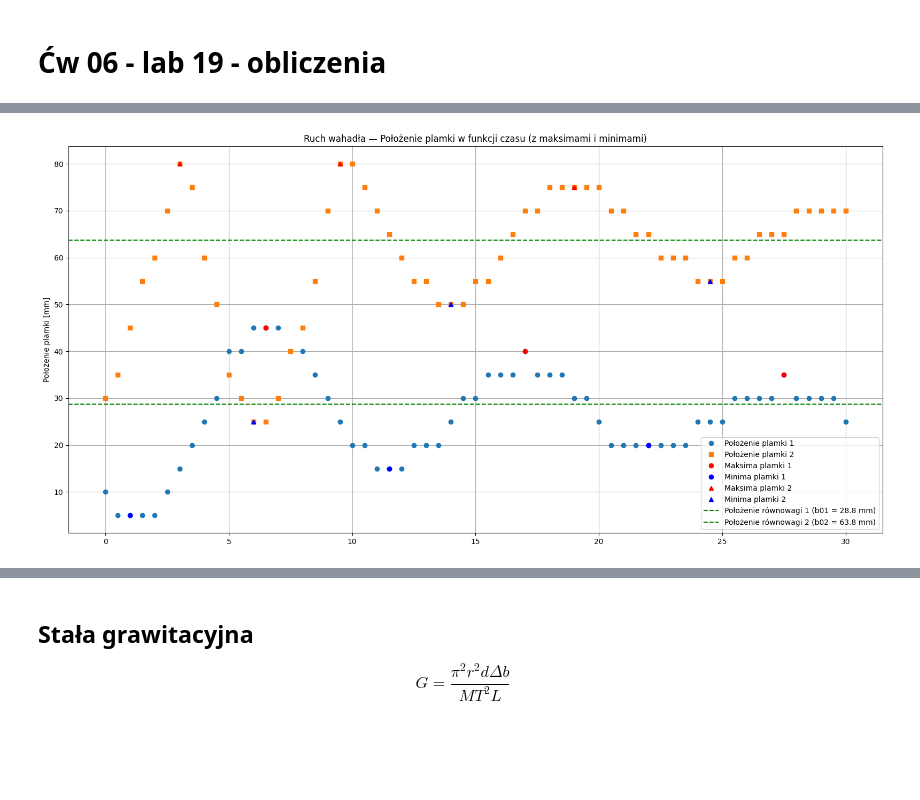
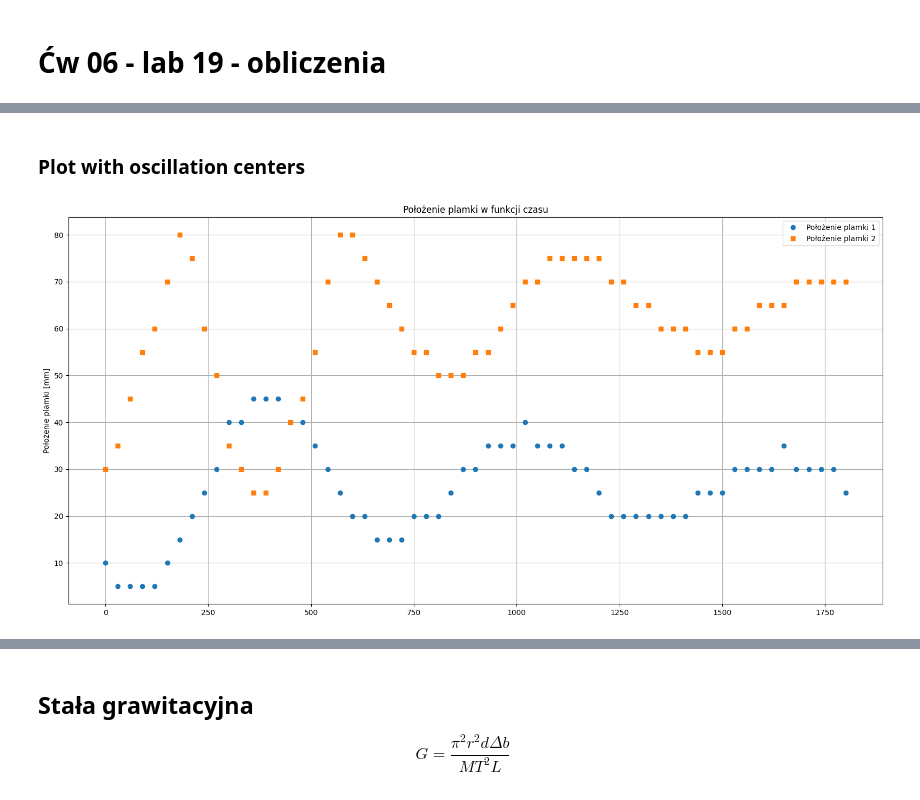
Before and after one commit to piotrdurniat/physics-lab-1, a Jupyter notebook: 06-lab-19/06-lab-19-obliczenia.ipynb, the cells around one changed output, grey strips where cells are left out. Saved outputs shown, nothing was run; the diff lists cells and outputs as text; code cells hidden in the pictures; blank space fills up the shorter version.

Commit message:
Update charts and calculations of the values

```diff
--- a/06-lab-19/06-lab-19-obliczenia.ipynb
+++ b/06-lab-19/06-lab-19-obliczenia.ipynb
@@ -161,62 +68,29 @@ print(Delta_b)
+# %% [markdown]
+### Plot with oscillation centers
 # %%
-import matplotlib.pyplot as plt
+plt.figure(figsize=(16, 8))
+plt.plot(df["Czas [s]"], df["Położenie plamki 1"], "o", label="Położenie plamki 1")
+plt.plot(df["Czas [s]"], df["Położenie plamki 2"], "s", label="Położenie plamki 2")
 
+# plt.axhline(
+#     y=b01,
+#     color="g",
+#     linestyle="--",
+#     label=f"Położenie równowagi 1 (b01 = {b01:.1f} mm)",
+# )
+# plt.axhline(
+#     y=b02,
+#     color="g",
+#     linestyle="--",
+#     label=f"Położenie równowagi 2 (b02 = {b02:.1f} mm)",
+# )
 
-# Rysowanie wykresu
-plt.figure(figsize=(16, 8))
-plt.plot(df["Czas [min]"], df["Położenie plamki 1"], "o", label="Położenie plamki 1")
-plt.plot(df["Czas [min]"], df["Położenie plamki 2"], "s", label="Położenie plamki 2")
-
-# Dodanie maksimów i minimów na wykresie (plamka 1)
-plt.plot(
-    df["Czas [min]"].iloc[peaks_1],
-    df["Położenie plamki 1"].iloc[peaks_1],
-    "ro",
-    label="Maksima plamki 1",
-)
-plt.plot(
-    df["Czas [min]"].iloc[troughs_1],
-    df["Położenie plamki 1"].iloc[troughs_1],
-    "bo",
-    label="Minima plamki 1",
-)
-
-# Dodanie maksimów i minimów na wykresie (plamka 2)
-plt.plot(
-    df["Czas [min]"].iloc[peaks_2],
-    df["Położenie plamki 2"].iloc[peaks_2],
-    "r^",
-    label="Maksima plamki 2",
-)
-plt.plot(
-    df["Czas [min]"].iloc[troughs_2],
-    df["Położenie plamki 2"].iloc[troughs_2],
-    "b^",
-    label="Minima plamki 2",
-)
-
-# Dodanie linii położeń równowagi
-plt.axhline(
-    y=b01,
-    color="g",
-    linestyle="--",
-    label=f"Położenie równowagi 1 (b01 = {b01:.1f} mm)",
-)
-plt.axhline(
-    y=b02,
-    color="g",
-    linestyle="--",
-    label=f"Położenie równowagi 2 (b02 = {b02:.1f} mm)",
-)
-
-# Opis osi i tytuł
 plt.ylabel("Położenie plamki [mm]")
-plt.title("Ruch wahadła — Położenie plamki w funkcji czasu (z maksimami i minimami)")
+plt.title("Położenie plamki w funkcji czasu")
 plt.grid(True)
 plt.legend()
 plt.tight_layout()
 
-# Wyświetlenie wykresu
 plt.show()
 # %% [output]
-[figure, old version]
+[figure, new version]
```
Also changed, not shown: parts of 13 cells of this notebook, 10 other files.
